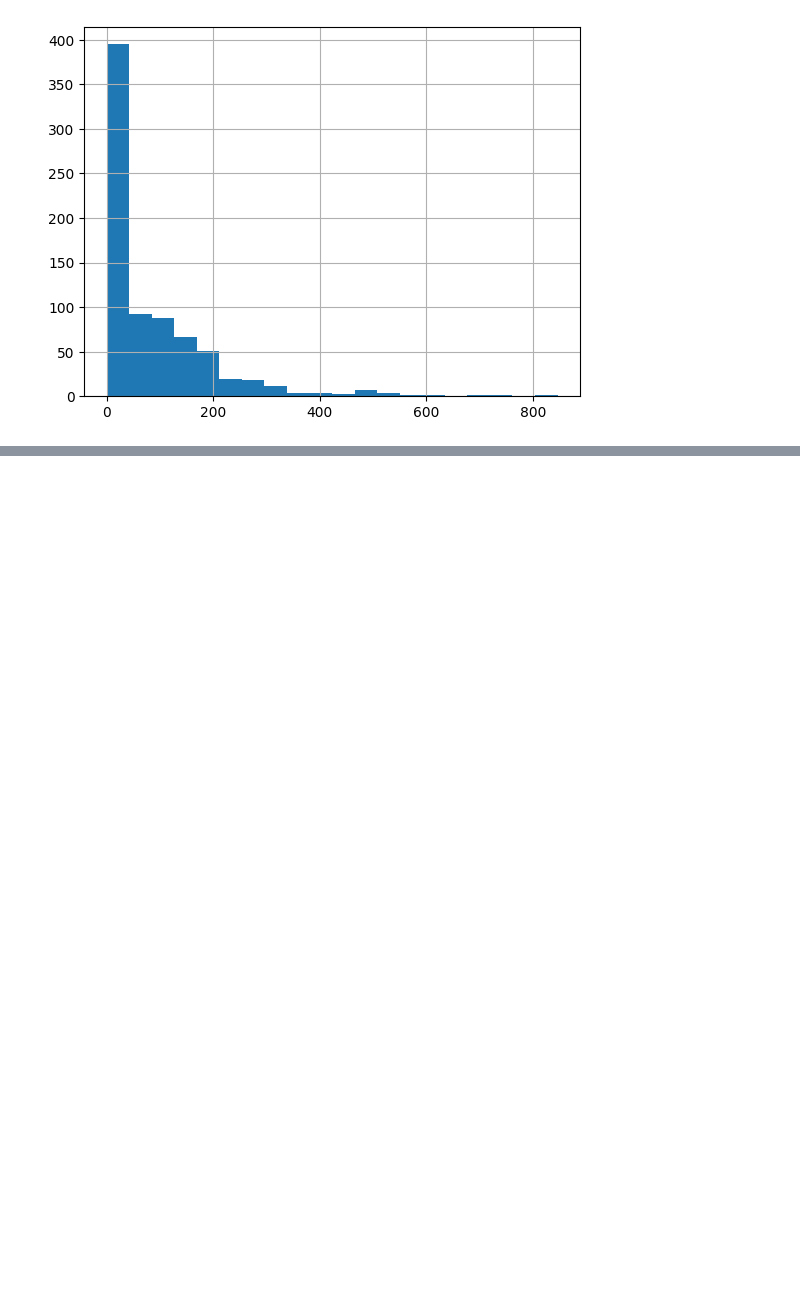
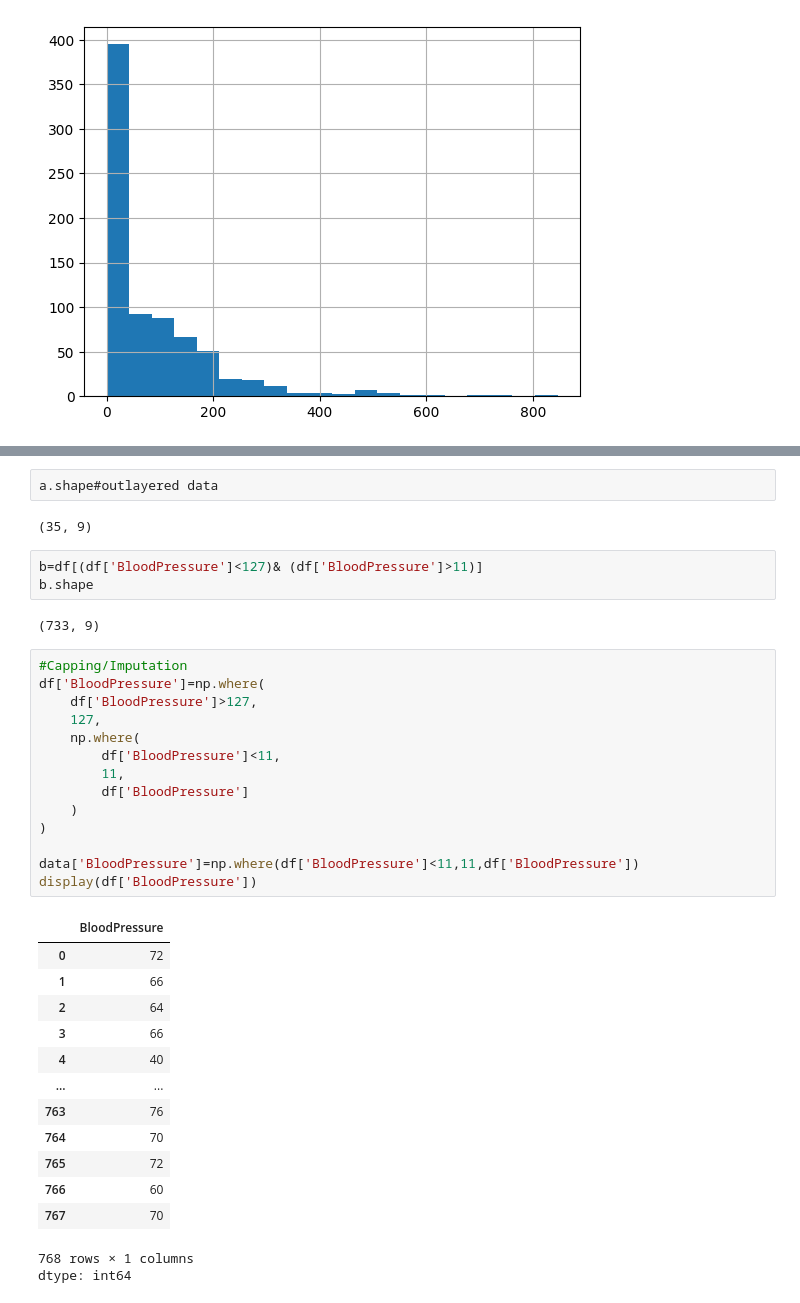
Before and after one commit to gowtham-dd/Data-Science-Basics, a Jupyter notebook: Statistics.ipynb, the cells around one changed output, grey strips where cells are left out. Drawn from its saved outputs; the diff is of its cells as text; blank space fills up the shorter version.

```diff
--- a/Statistics.ipynb
+++ b/Statistics.ipynb
@@ -35,0 +132,38 @@ df['Insulin'].hist(bins=20)
+# %%
+a.shape#outlayered data
+# %% [output]
+(35, 9)
+# %%
+b=df[(df['BloodPressure']<127)& (df['BloodPressure']>11)]
+b.shape
+# %% [output]
+(733, 9)
+# %%
+#Capping/Imputation
+df['BloodPressure']=np.where(
+    df['BloodPressure']>127,
+    127,
+    np.where(
+        df['BloodPressure']<11,
+        11,
+        df['BloodPressure']
+    )
+)
+
+data['BloodPressure']=np.where(df['BloodPressure']<11,11,df['BloodPressure'])
+display(df['BloodPressure'])
+# %% [output]
+|  | BloodPressure |
+| 0 | 72 |
+| 1 | 66 |
+| 2 | 64 |
+| 3 | 66 |
+| 4 | 40 |
+| ... | ... |
+| 763 | 76 |
+| 764 | 70 |
+| 765 | 72 |
+| 766 | 60 |
+| 767 | 70 |
+768 rows × 1 columns
+dtype: int64
```
Also changed, not shown: parts of 13 cells of this notebook.
